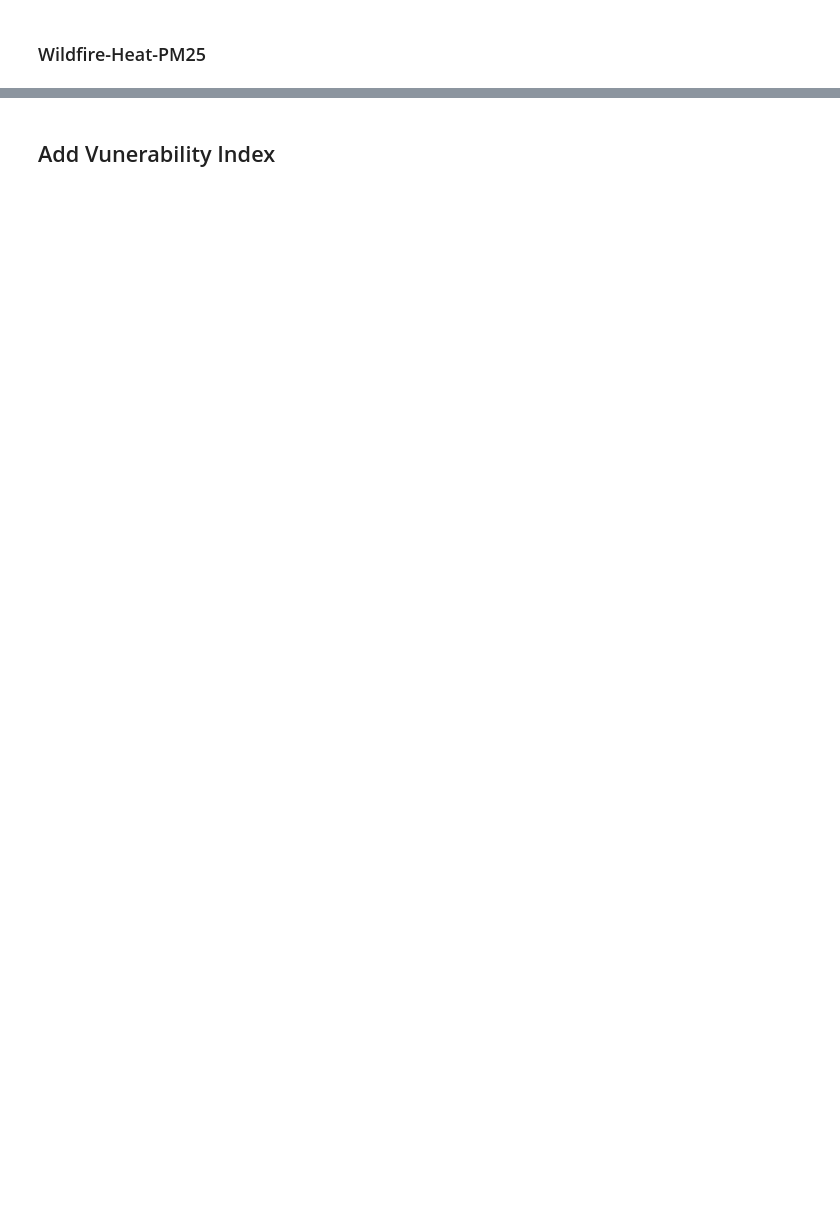
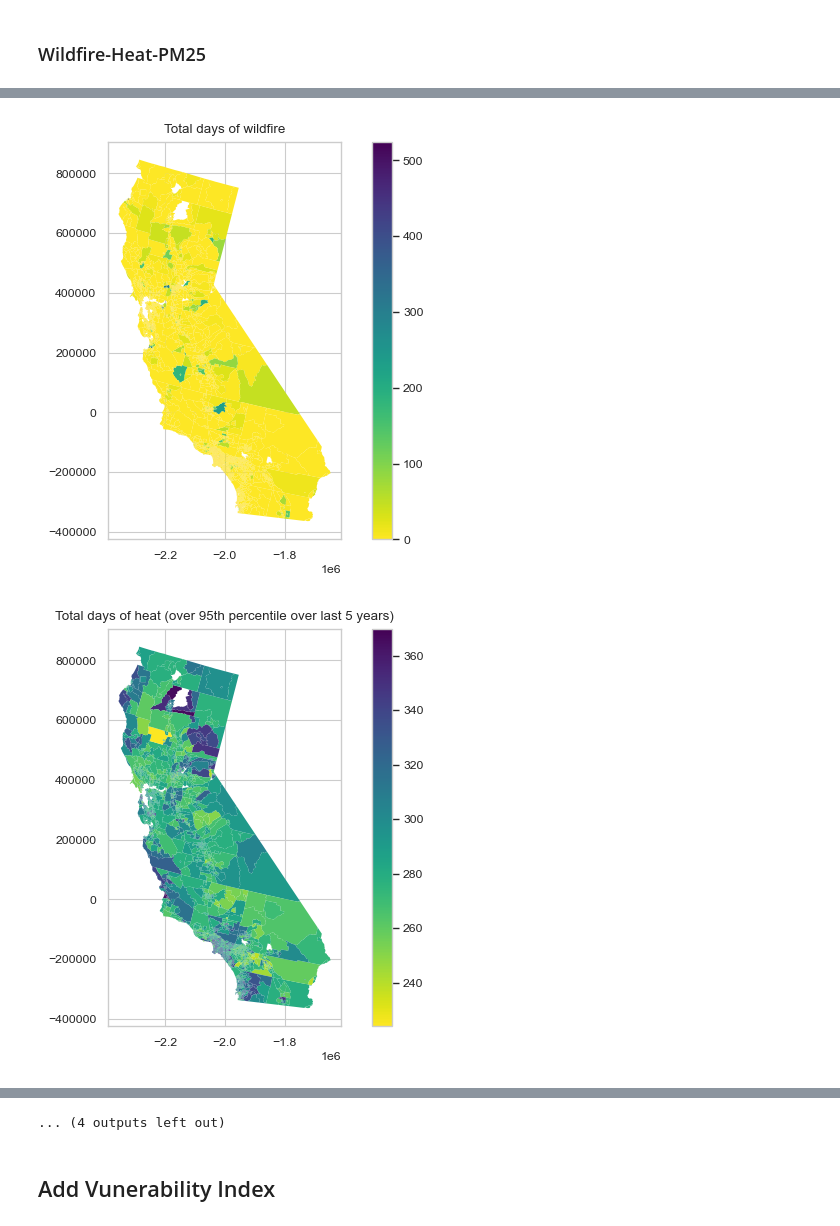
Before and after one commit to NSAPH-Projects/concurrence-climate-hazards, a Jupyter notebook: hotspots.ipynb, the cells around one changed output, grey strips where cells are left out. Drawn from its saved outputs; the diff is of its cells as text; code cells hidden in the pictures; blank space fills up the shorter version.

```diff
--- a/hotspots.ipynb
+++ b/hotspots.ipynb
@@ -171,6 +150,7 @@ merged_df = merged_df[
     [
         "GEOID",
         "heatday",
+        "wfday",
         "coldday",
         "polluted",
         "smoke_pm_non_zero",
@@ -198,2 +171,0 @@ merged_df = merged_df.reset_index()
-# %%
-merged_df["GEOID"] = merged_df["GEOID"].astype(float)
@@ -216,8 +171,0 @@ plt.show()
-# %%
-for x in hs_dict.keys():
-    plotting.draw_map(
-        merged_df,
-        counties,
-        x,
-        hs_dict[x]["title_map"]
-    )
@@ -223,0 +183,2 @@ for x in hs_dict.keys():
+# %%
+temp = gdf.merge(merged_df, left_on="FIPS_1", right_on="GEOID")
@@ -223,0 +187,12 @@ for x in hs_dict.keys():
+# %%
+for x in hs_dict.keys():
+    fig, ax = plt.subplots(1, 1)
+    temp.plot(column=x, ax=ax, legend=True, linewidth=0, cmap="viridis_r")
+
+    plt.title(hs_dict[x]["title_map"])
+    plt.tight_layout()
+    plt.savefig("figures/centract_hotspots_" + hs_dict[x]["title"] + ".png")
+    plt.show()
+# %% [output]
+[figure, added]
+[figure, added]
@@ -224,3 +209,4 @@ for x in hs_dict.keys():
+... (4 outputs left out)
 # %% [markdown]
 ## Add Vunerability Index
 # %%
```
Also changed, not shown: parts of 41 cells of this notebook, 2 other files.
